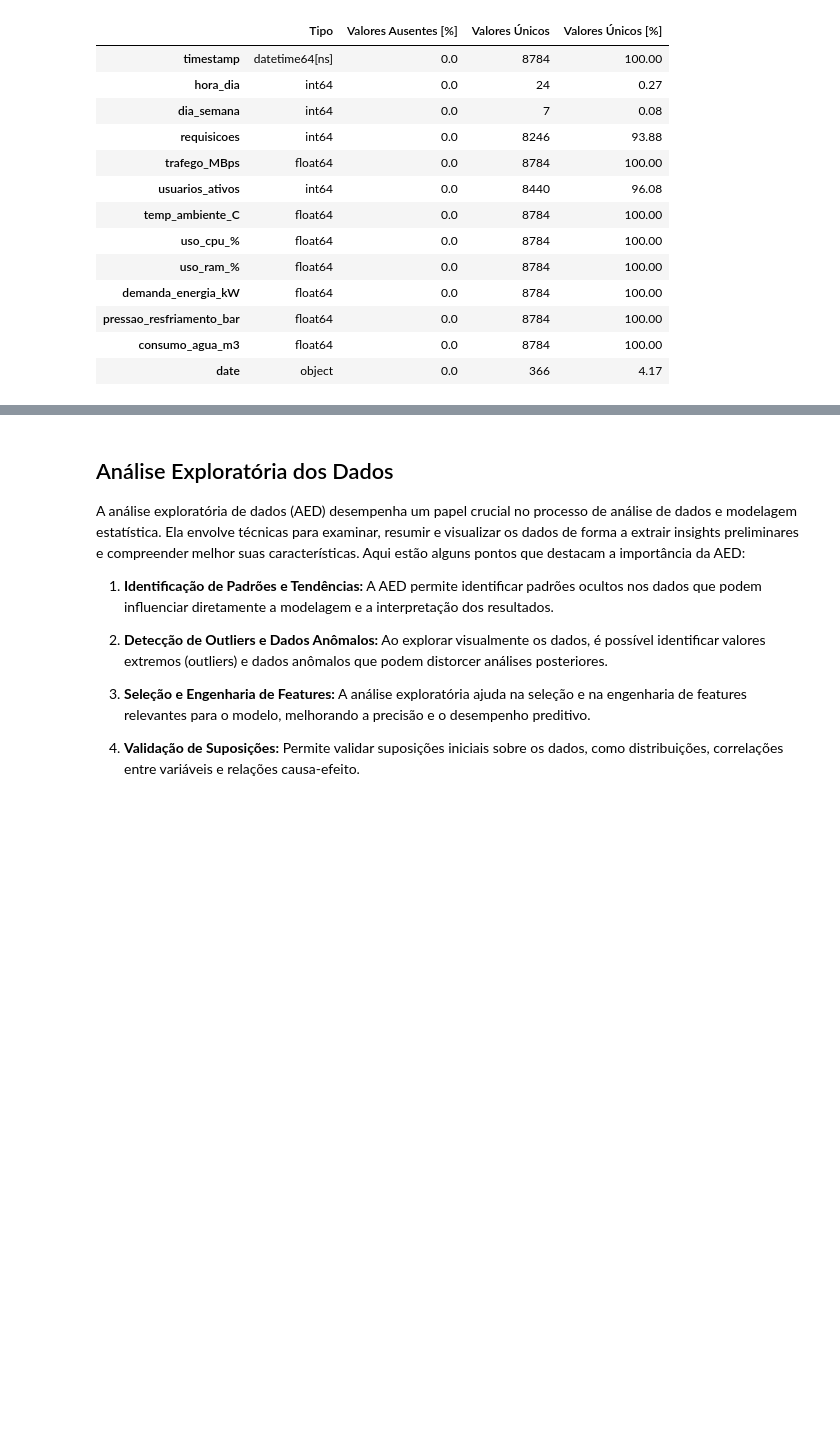
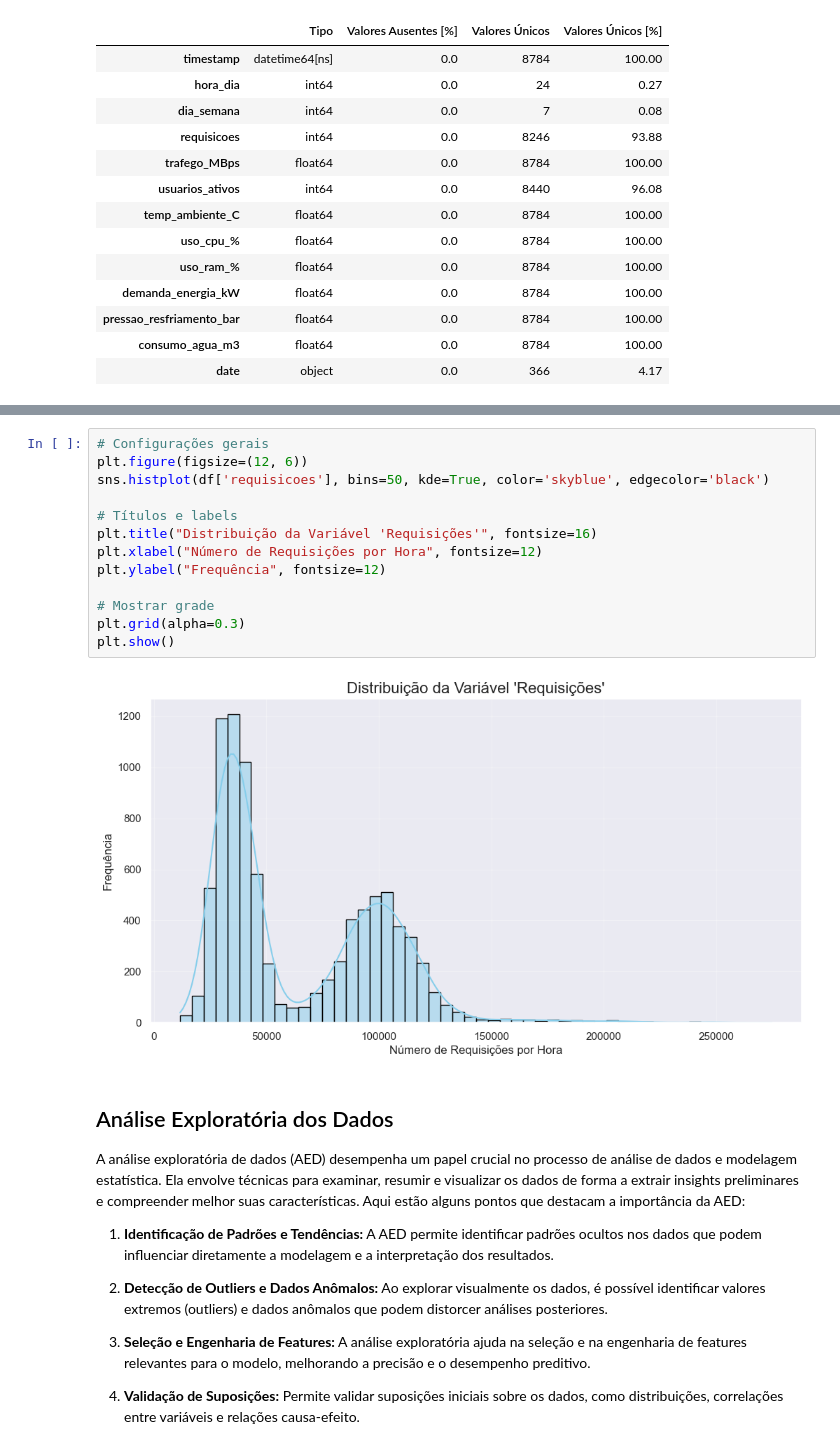
Before and after one commit to VKLac/-MAI5003-G1_Prob_Estatistica, a Jupyter notebook: 3-analise-exploratoria.ipynb, the cells around one changed output, grey strips where cells are left out. Drawn from its saved outputs; the diff is of its cells as text; blank space fills up the shorter version.

```diff
--- a/3-analise-exploratoria.ipynb
+++ b/3-analise-exploratoria.ipynb
@@ -111,3 +252,18 @@ resume_df(df)
+# %%
+# Configurações gerais
+plt.figure(figsize=(12, 6))
+sns.histplot(df['requisicoes'], bins=50, kde=True, color='skyblue', edgecolor='black')
+
+# Títulos e labels
+plt.title("Distribuição da Variável 'Requisições'", fontsize=16)
+plt.xlabel("Número de Requisições por Hora", fontsize=12)
+plt.ylabel("Frequência", fontsize=12)
+
+# Mostrar grade
+plt.grid(alpha=0.3)
+plt.show()
+# %% [output]
+[figure, added]
 # %% [markdown]
 ## Análise Exploratória dos Dados
 
```
Also changed, not shown: parts of 6 cells of this notebook.
